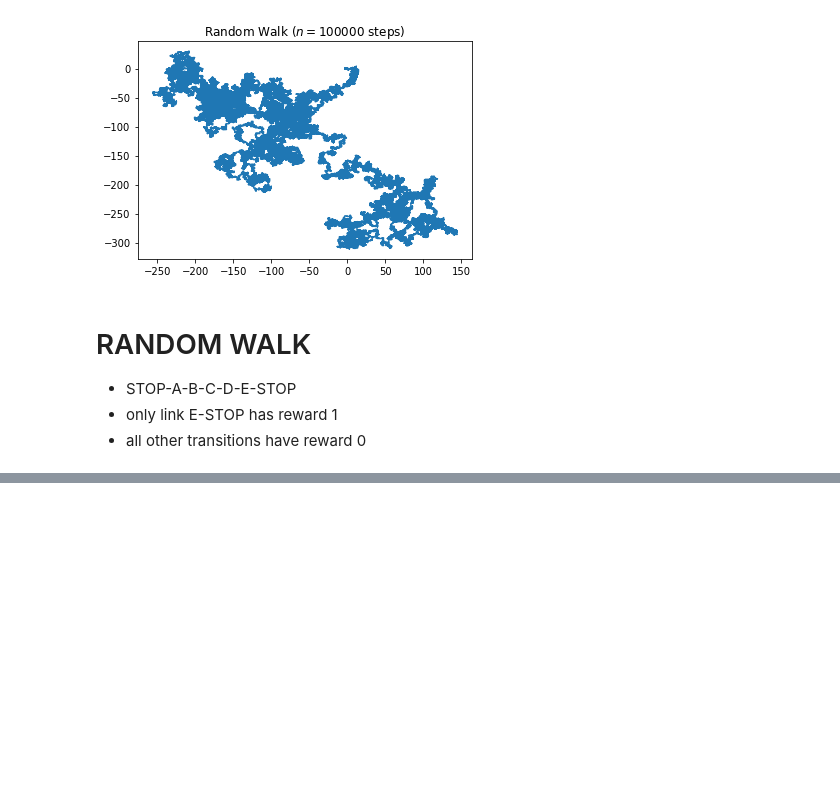
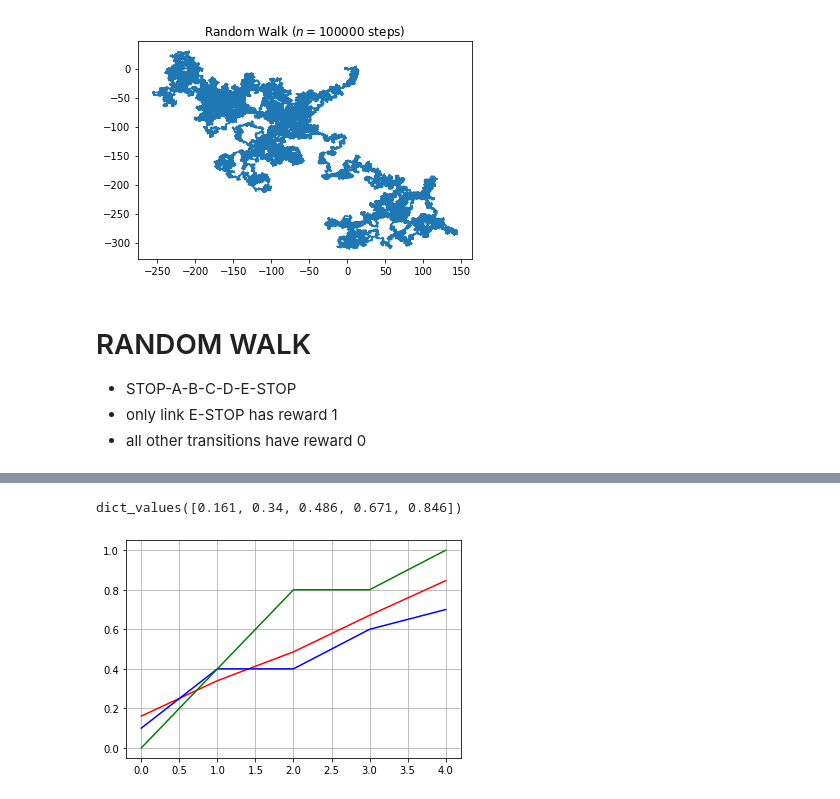
Before and after one commit to ftk1000/RL, a Jupyter notebook: random_walk.ipynb, the cells around one changed output, grey strips where cells are left out. Cells and saved outputs as stored; diff of their text form; code cells hidden in the pictures; blank space fills up the shorter version.

```diff
--- a/random_walk.ipynb
+++ b/random_walk.ipynb
@@ -85,22 +85,32 @@ transitions = {'A':['STOP','B'],
                'E':['D','STOP'],
               }
 nmax = 1000000
-NUM_EPISODES=1000
-VALUES = [0]*5
+NUM_EPISODES=100000
+NUM_EPISODES=5
 
-for ix in range(5):
-    S=states[ix]
-    V=0
-    for k in range(NUM_EPISODES):
-        episode =[S]
-        while i<nmax and episode[-1]!='STOP':
+
+# initialize value function
+VALUES = {}
+for x in states[:-1]:
+    VALUES[x]=0
+
+for S in states[:-1]:
+    V=0; i=0
+
+    for ep in range(NUM_EPISODES):
+        eptrace =[S]
+        while i<nmax and eptrace[-1]!='STOP':
+            i += 1
             move = random.randint(0,1)
-            currentS = episode[-1]
+            currentS = eptrace[-1]
             nextS = transitions[currentS][move]
-            episode.append(nextS)
+            eptrace.append(nextS)
             if currentS=='E' and nextS=='STOP':
                 V=V+1
 
-#         print(episode, '    v=',V)
+        if ep % (NUM_EPISODES/2) == 0:
+            print(eptrace, '    v=',V)
 
-    VALUES[ix] = V/NUM_EPISODES
+    VALUES[S] = V/NUM_EPISODES
+
+VALUES
@@ -115,0 +124,3 @@ pylab.plot(VALUES)
+# %%
+# VALUES_ALL = {}
+VALUES_ALL[NUM_EPISODES]= VALUES
@@ -115,0 +140,15 @@ pylab.plot(VALUES)
+# %%
+VALUES_ALL[1000].keys()
+VALUES_ALL[1000].values()
+# %% [output]
+dict_values([0.161, 0.34, 0.486, 0.671, 0.846])
+# %%
+xx = [x for x in VALUES_ALL[1000].values() ]
+pylab.plot(xx,c='r')
+
+pylab.plot(  [x for x in VALUES_ALL[10].values() ]  ,c='b')
+pylab.plot(  [x for x in VALUES_ALL[5].values() ]  ,c='g')
+pylab.grid()
+# xx
+# %% [output]
+[figure, added]
```
Also changed, not shown: parts of 4 cells of this notebook.
